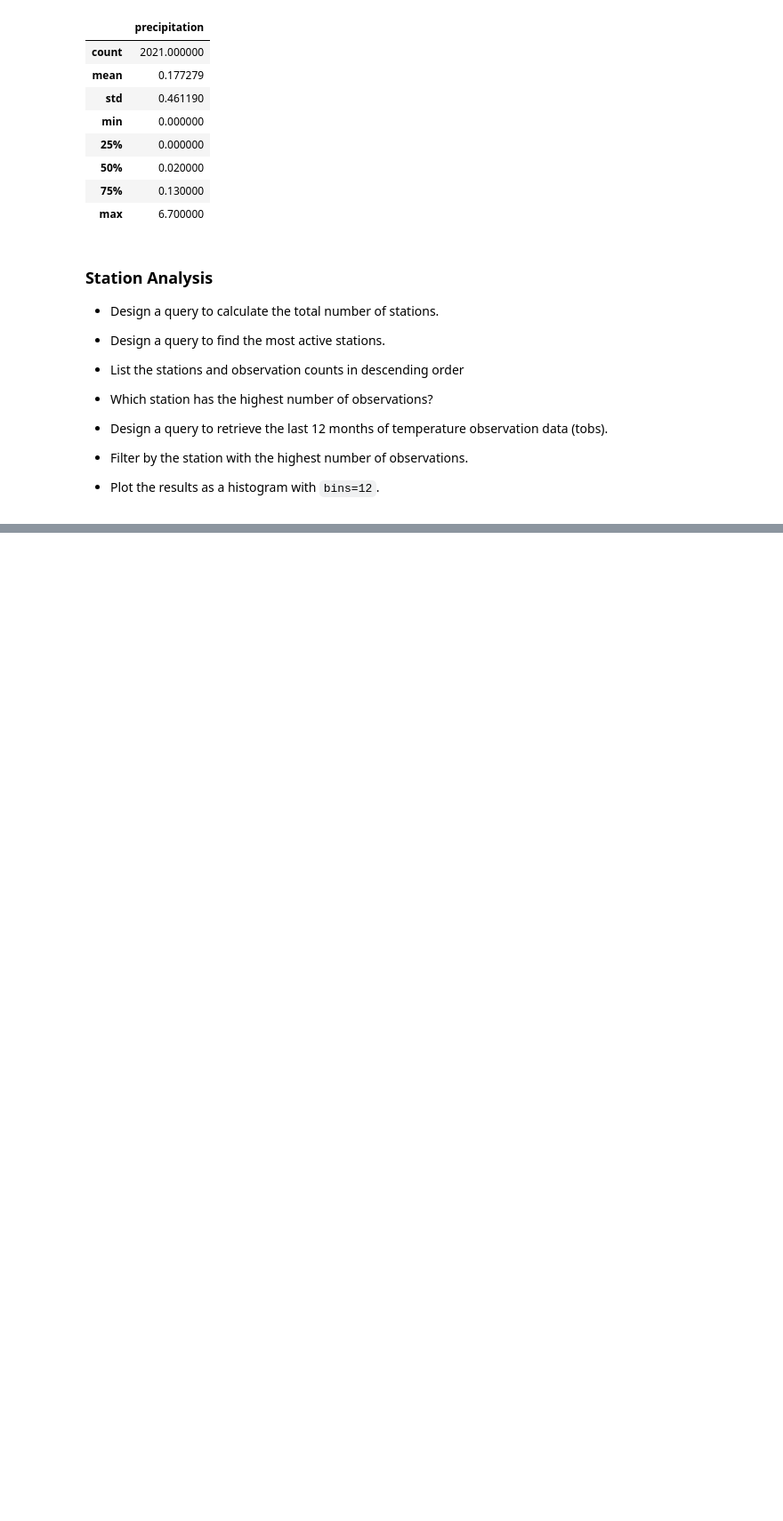
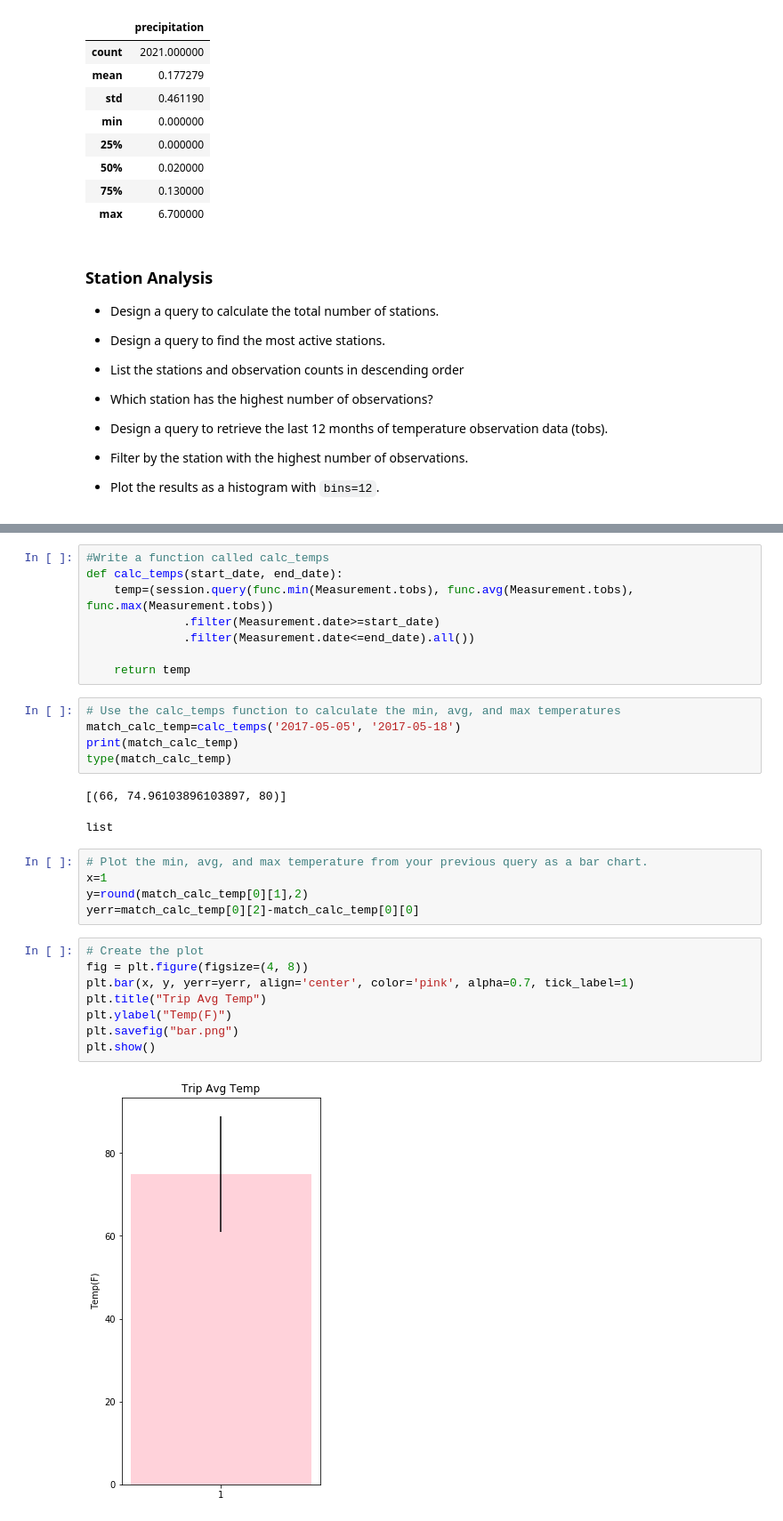
Before and after one commit to shandizmon/Data-Analysis-Visualization-Projects, a Jupyter notebook: 11-Adv-Data-Storage-Retrieval/climate_analysis.ipynb, the cells around one changed output, grey strips where cells are left out. Shown at 89% size. Drawn from its saved outputs; the diff is of its cells as text; blank space fills up the shorter version.

```diff
--- a/11-Adv-Data-Storage-Retrieval/climate_analysis.ipynb
+++ b/11-Adv-Data-Storage-Retrieval/climate_analysis.ipynb
@@ -120,0 +185,31 @@ df_date_precipitation.describe()
+# %%
+#Write a function called calc_temps
+def calc_temps(start_date, end_date):
+    temp=(session.query(func.min(Measurement.tobs), func.avg(Measurement.tobs), func.max(Measurement.tobs))
+              .filter(Measurement.date>=start_date)
+              .filter(Measurement.date<=end_date).all())
+
+    return temp
+# %%
+# Use the calc_temps function to calculate the min, avg, and max temperatures
+match_calc_temp=calc_temps('2017-05-05', '2017-05-18')
+print(match_calc_temp)
+type(match_calc_temp)
+# %% [output]
+[(66, 74.96103896103897, 80)]
+list
+# %%
+# Plot the min, avg, and max temperature from your previous query as a bar chart.
+x=1
+y=round(match_calc_temp[0][1],2)
+yerr=match_calc_temp[0][2]-match_calc_temp[0][0]
+# %%
+# Create the plot
+fig = plt.figure(figsize=(4, 8))
+plt.bar(x, y, yerr=yerr, align='center', color='pink', alpha=0.7, tick_label=1)
+plt.title("Trip Avg Temp")
+plt.ylabel("Temp(F)")
+plt.savefig("bar.png")
+plt.show()
+# %% [output]
+[figure, added]
```
Also changed, not shown: parts of 7 cells of this notebook, 3 other files.
